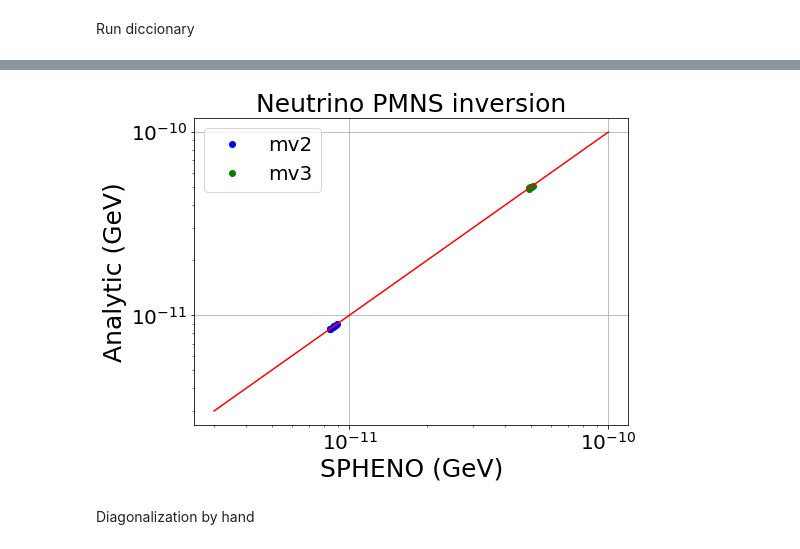
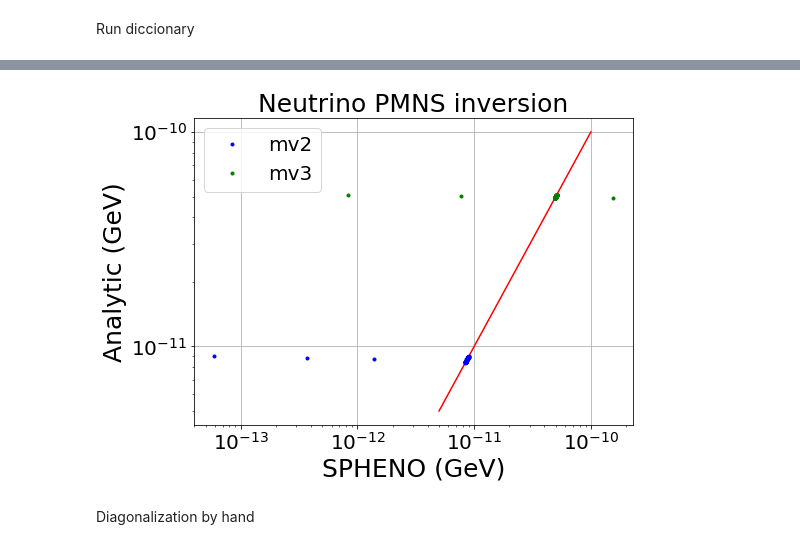
Before and after one commit to anferivera/DarkBariogenesis, a Jupyter notebook: U1B_model-random-scan-v1.ipynb, the cells around one changed output, grey strips where cells are left out. Drawn from its saved outputs; the diff is of its cells as text; code cells hidden in the pictures.

Commit message:
beginning scan1

```diff
--- a/U1B_model-random-scan-v1.ipynb
+++ b/U1B_model-random-scan-v1.ipynb
@@ -258,0 +379,4 @@ save the data
+# %%
+#Read old file
+xd0 = pd.read_csv('scan1.scv')
+del xd0['Unnamed: 0']
@@ -259,3 +387,7 @@ save the data
+# %%
+xd = pd.concat([xd0,xd],ignore_index=True )
+xd = xd.reset_index()
+del[xd['index']]
 # %%
 xd.to_csv('scan1.scv')
 # %%
@@ -265,24 +425,24 @@ plt.rcParams.update({'font.size': 20})
 # %%
 plt.figure(figsize=(8,6))
 
+a = np.linspace(5e-12,1e-10,5)
+plt.plot(a,a,'r-')
+
 #plt.loglog(xd.mv1,xd.mn1,'bo')
-plt.loglog(xd.mnu2,xd.mv2,'bo')
-plt.loglog(xd.mnu3,xd.mv3,'go')
-
-a = np.linspace(3e-12,1e-10,10)
-plt.plot(a,a,'r-')
+plt.loglog(xd.mnu2,xd.mv2,'b.')
+plt.loglog(xd.mnu3,xd.mv3,'g.')
 
 plt.title(r'Neutrino PMNS inversion',size=25)
 plt.xlabel(r'SPHENO (GeV)',size=25)
 plt.ylabel(r'Analytic (GeV)',size=25)
 plt.legend()
 
 plt.grid()
 
 plt.tight_layout()
 #plt.savefig('plots/neutrino_masses_v2.pdf')
 # %% [output]
-[figure, old version]
+[figure, new version]
 # %% [markdown]
 Diagonalization by hand
 # %% [markdown]
```
Also changed, not shown: parts of 8 cells of this notebook, 14 other files.
